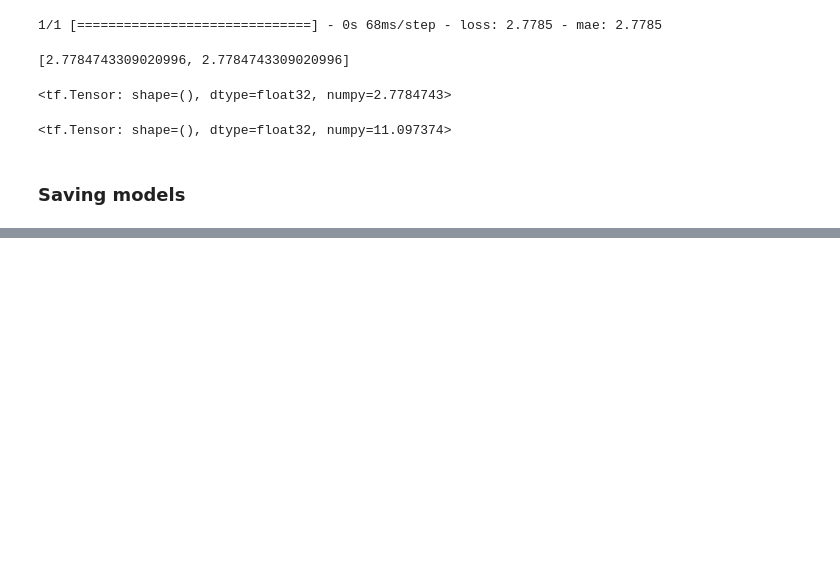
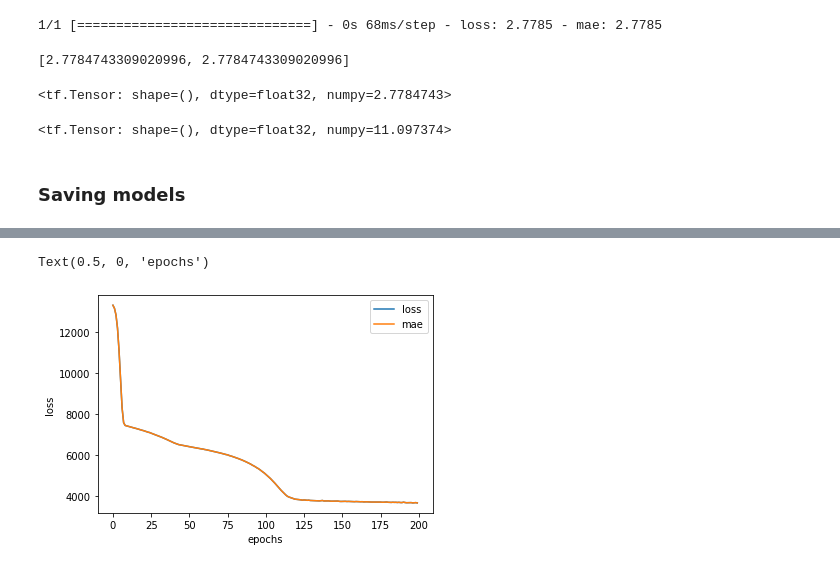
Before and after one commit to sixpounder/notebooks, a Jupyter notebook: 01_Regression.ipynb, the cells around one changed output, grey strips where cells are left out. Cells and saved outputs as stored; diff of their text form; code cells hidden in the pictures; blank space fills up the shorter version.

```diff
--- a/01_Regression.ipynb
+++ b/01_Regression.ipynb
@@ -293,0 +307,4 @@ INFO:tensorflow:Assets written to: saved_models/model1/assets
+# %%
+X = insurances_one_hot.drop("charges", axis=1)
+y = insurances_one_hot["charges"]
+X.head(1), y.head(1)
@@ -293,0 +319,6 @@ INFO:tensorflow:Assets written to: saved_models/model1/assets
+# %%
+# Create train data
+
+from sklearn.model_selection import train_test_split
+X_train, X_test, y_train, y_test = train_test_split(X, y, test_size=0.20, train_size=0.80, random_state=42)
+len(X), len(X_train), len(X_test)
@@ -293,0 +361,14 @@ INFO:tensorflow:Assets written to: saved_models/model1/assets
+# %%
+insurance_model_2 = tf.keras.Sequential([
+    tf.keras.layers.Dense(100),
+    tf.keras.layers.Dense(10),
+    tf.keras.layers.Dense(1)
+])
+
+insurance_model_2.compile(
+    loss=tf.keras.losses.mae,
+    optimizer=tf.keras.optimizers.Adam(),
+    metrics=["mae"]
+)
+
+insurance_model_2.fit(X_train, y_train, epochs=100, verbose=0)
@@ -293,0 +382,14 @@ INFO:tensorflow:Assets written to: saved_models/model1/assets
+# %%
+insurance_model_3 = tf.keras.Sequential([
+    tf.keras.layers.Dense(100),
+    tf.keras.layers.Dense(10),
+    tf.keras.layers.Dense(1)
+])
+
+insurance_model_3.compile(
+    loss=tf.keras.losses.mae,
+    optimizer=tf.keras.optimizers.Adam(),
+    metrics=["mae"]
+)
+
+history = insurance_model_3.fit(X_train, y_train, epochs=200, verbose=0)
@@ -293,0 +401,8 @@ INFO:tensorflow:Assets written to: saved_models/model1/assets
+# %%
+# Plot history (the loss/training curve)
+pd.DataFrame(history.history).plot()
+plt.ylabel("loss")
+plt.xlabel("epochs")
+# %% [output]
+Text(0.5, 0, 'epochs')
+[figure, added]
```
Also changed, not shown: parts of 32 cells of this notebook, 4 other files.
